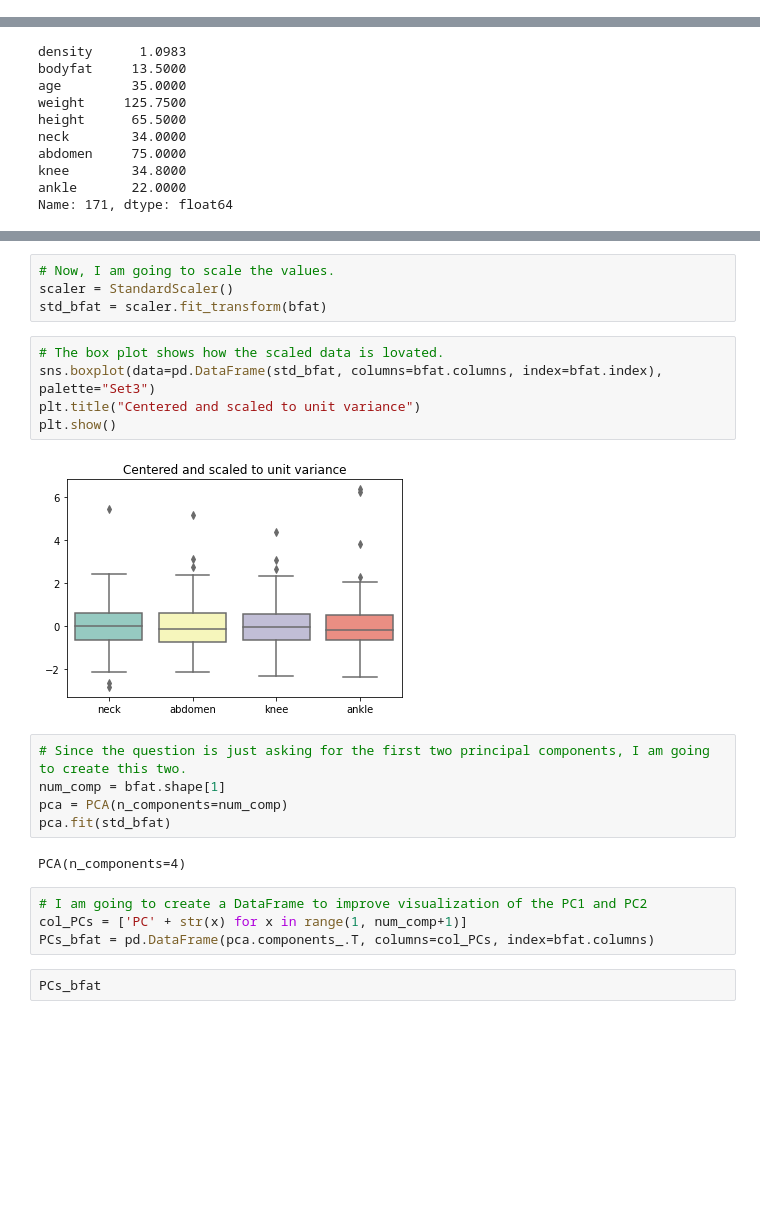
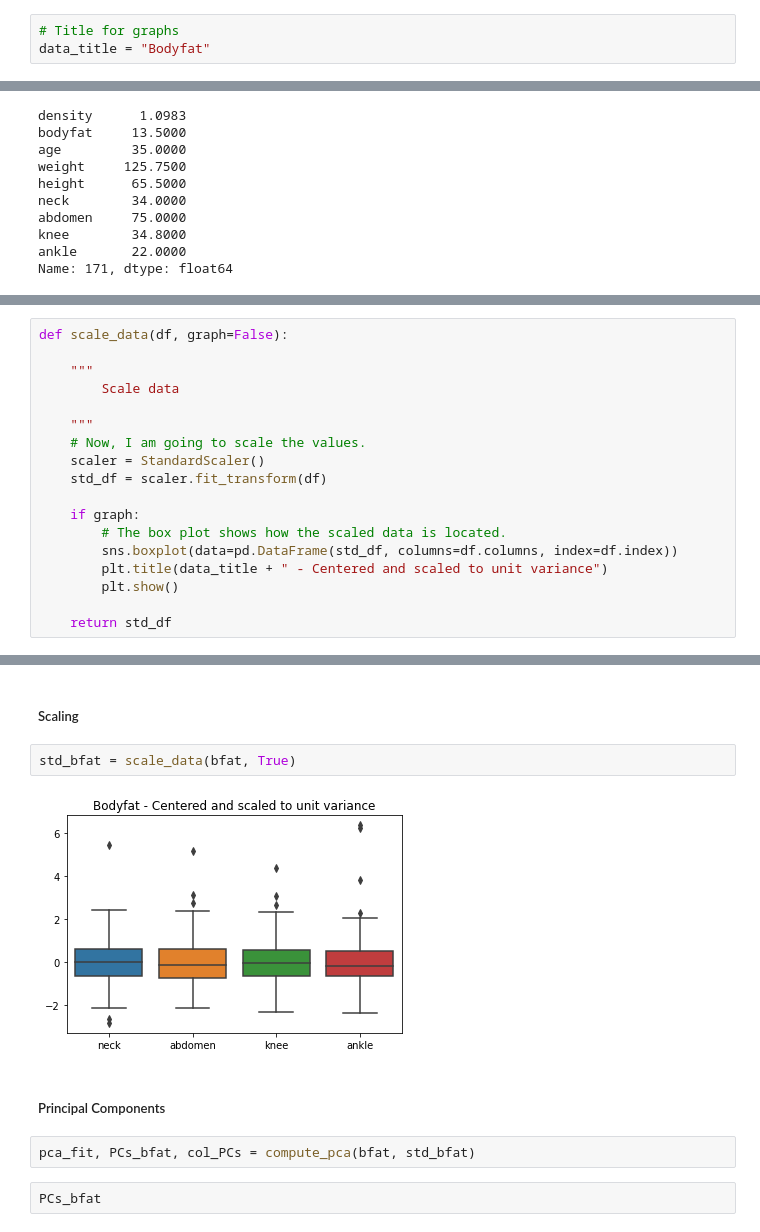
Before and after one commit to karla-cepeda/Workspace, a Jupyter notebook: Time Series Analysis/Assignment 1/PCAQ4.ipynb, the cells around one changed output, grey strips where cells are left out. Saved outputs shown, nothing was run; the diff lists cells and outputs as text; blank space fills up the shorter version.

```diff
--- a/Time Series Analysis/Assignment 1/PCAQ4.ipynb
+++ b/Time Series Analysis/Assignment 1/PCAQ4.ipynb
@@ -39,6 +37,9 @@ from scipy.stats import spearmanr
 os.chdir(r'E:\Karla\IRELAND v2\DKIT\2nd Semester\Time Series Analysis\CA\CA1')
 
 pd.set_option('display.max_columns', None)
+# %%
+# Title for graphs
+data_title = "Bodyfat"
 # %%
 data = pd.read_csv('datasets/Bodyfat.csv')
 # %%
@@ -148,0 +155,18 @@ Now, I am going to start the Principal Component Analysis.
+# %%
+def scale_data(df, graph=False):
+
+    """
+        Scale data
+
+    """
+    # Now, I am going to scale the values.
+    scaler = StandardScaler()
+    std_df = scaler.fit_transform(df)
+
+    if graph:
+        # The box plot shows how the scaled data is located.
+        sns.boxplot(data=pd.DataFrame(std_df, columns=df.columns, index=df.index))
+        plt.title(data_title + " - Centered and scaled to unit variance")
+        plt.show()
+
+    return std_df
@@ -161,25 +285,13 @@ plt.show()
-# %%
-# Now, I am going to scale the values.
-scaler = StandardScaler()
-std_bfat = scaler.fit_transform(bfat)
-# %%
-# The box plot shows how the scaled data is lovated.
-sns.boxplot(data=pd.DataFrame(std_bfat, columns=bfat.columns, index=bfat.index), palette="Set3")
-plt.title("Centered and scaled to unit variance")
-plt.show()
-# %% [output]
-[figure, removed]
-# %%
-# Since the question is just asking for the first two principal components, I am going to create this two.
-num_comp = bfat.shape[1]
-pca = PCA(n_components=num_comp)
-pca.fit(std_bfat)
-# %% [output]
-PCA(n_components=4)
-# %%
-# I am going to create a DataFrame to improve visualization of the PC1 and PC2
-col_PCs = ['PC' + str(x) for x in range(1, num_comp+1)]
-PCs_bfat = pd.DataFrame(pca.components_.T, columns=col_PCs, index=bfat.columns)
+# %% [markdown]
+##### Scaling
+# %%
+std_bfat = scale_data(bfat, True)
+# %% [output]
+[figure, added]
+# %% [markdown]
+##### Principal Components
+# %%
+pca_fit, PCs_bfat, col_PCs = compute_pca(bfat, std_bfat)
 # %%
 PCs_bfat
 # %% [output]
```
Also changed, not shown: parts of 78 cells of this notebook.
